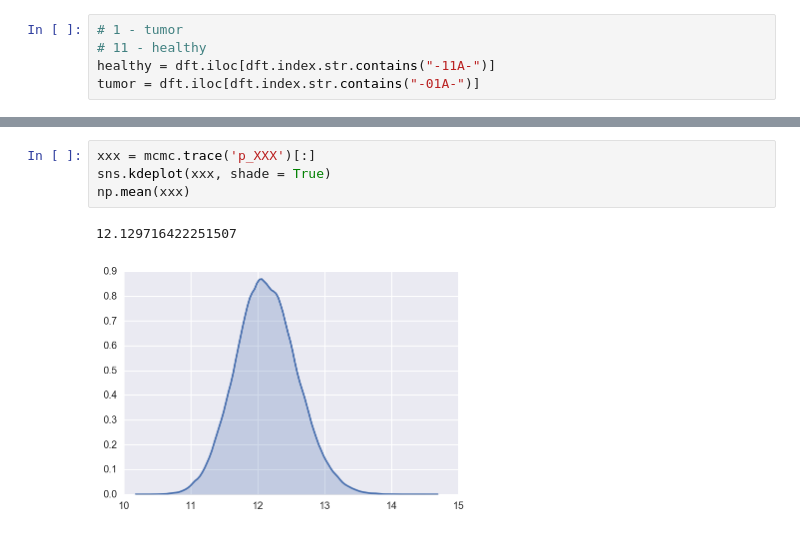
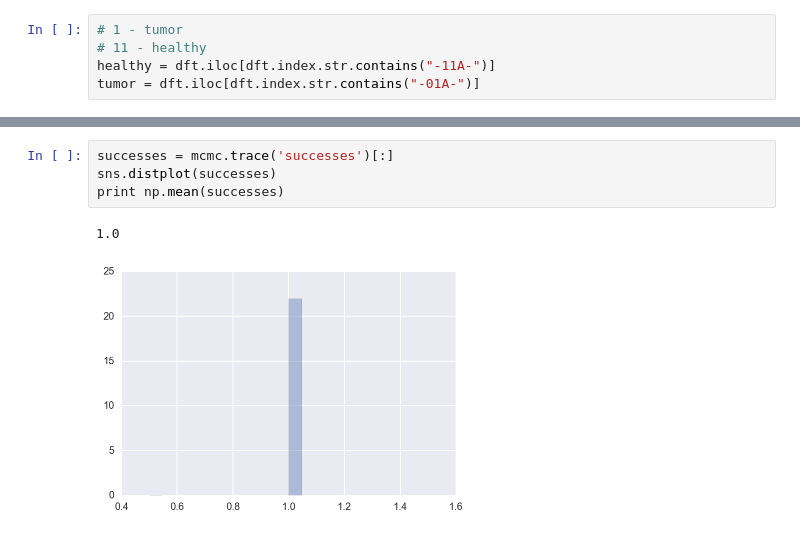
Before and after one commit to Kornel/mcmc-tcga, a Jupyter notebook: mcm-test.ipynb, the cells around one changed output, grey strips where cells are left out. Cells and saved outputs as stored; diff of their text form.

```diff
--- a/mcm-test.ipynb
+++ b/mcm-test.ipynb
@@ -65,7 +76,7 @@ np.mean(a)
-# %%
-xxx = mcmc.trace('p_XXX')[:]
-sns.kdeplot(xxx, shade = True)
-np.mean(xxx)
-# %% [output]
-12.129716422251507
-[figure, removed]
+# %%
+successes = mcmc.trace('successes')[:]
+sns.distplot(successes)
+print np.mean(successes)
+# %% [output]
+1.0
+[figure, added]
```
Also changed, not shown: parts of 11 cells of this notebook, 2 other files.
